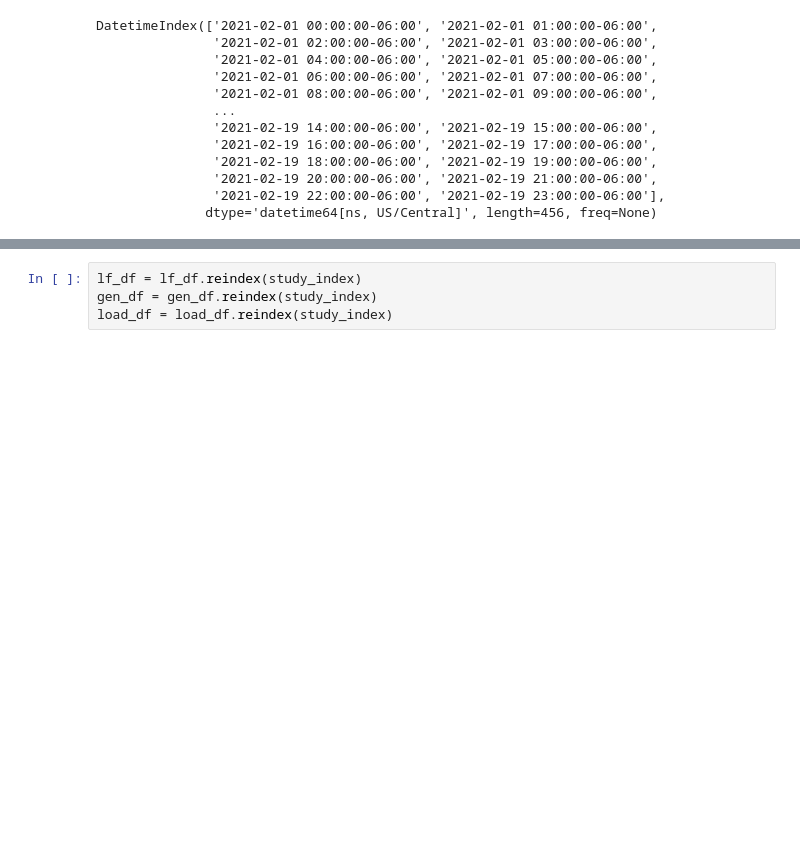
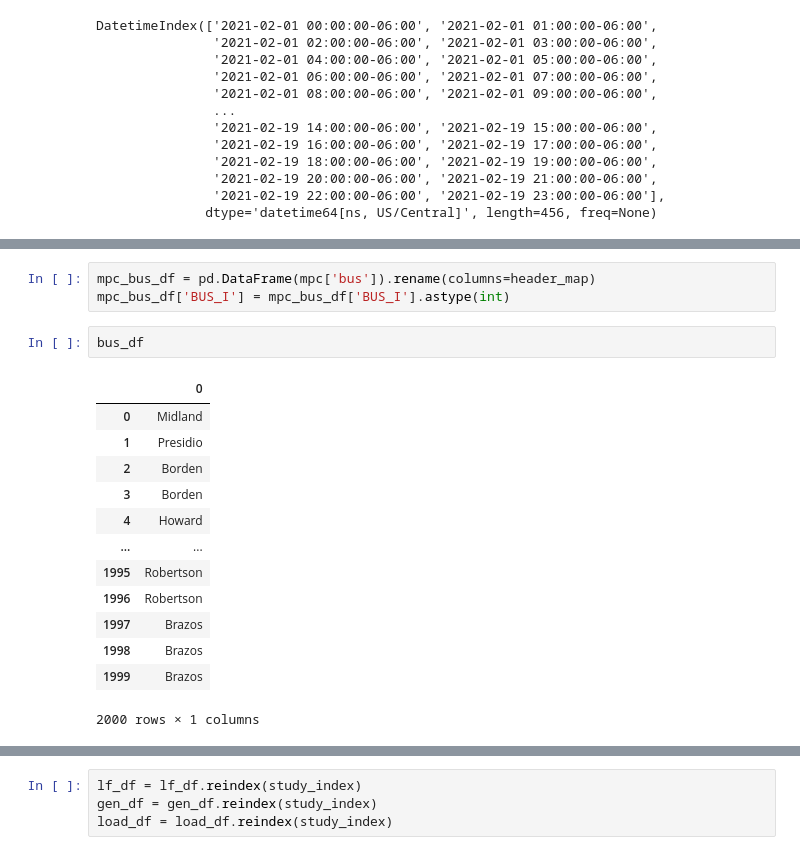
Before and after one commit to samgdotson/energy-lab, a Jupyter notebook: 2021-TX-Power-Outage/notebooks/code-replicate.ipynb, the cells around one changed output, grey strips where cells are left out. Saved outputs shown, nothing was run; the diff lists cells and outputs as text; blank space fills up the shorter version.

```diff
--- a/2021-TX-Power-Outage/notebooks/code-replicate.ipynb
+++ b/2021-TX-Power-Outage/notebooks/code-replicate.ipynb
@@ -182,0 +184,19 @@ DatetimeIndex(['2021-02-01 00:00:00-06:00', '2021-02-01 01:00:00-06:00',
+# %%
+mpc_bus_df = pd.DataFrame(mpc['bus']).rename(columns=header_map)
+mpc_bus_df['BUS_I'] = mpc_bus_df['BUS_I'].astype(int)
+# %%
+bus_df
+# %% [output]
+|  | 0 |
+| 0 | Midland |
+| 1 | Presidio |
+| 2 | Borden |
+| 3 | Borden |
+| 4 | Howard |
+| ... | ... |
+| 1995 | Robertson |
+| 1996 | Robertson |
+| 1997 | Brazos |
+| 1998 | Brazos |
+| 1999 | Brazos |
+2000 rows × 1 columns
```
Also changed, not shown: parts of 18 cells of this notebook.
